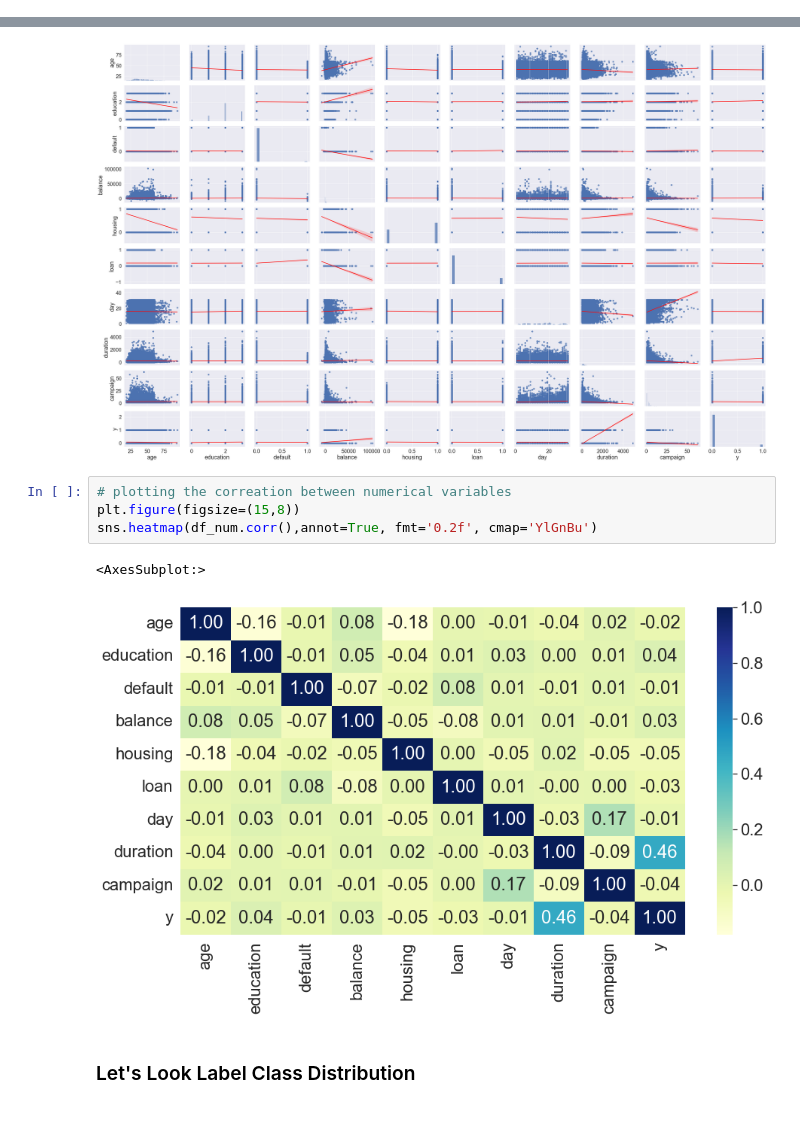
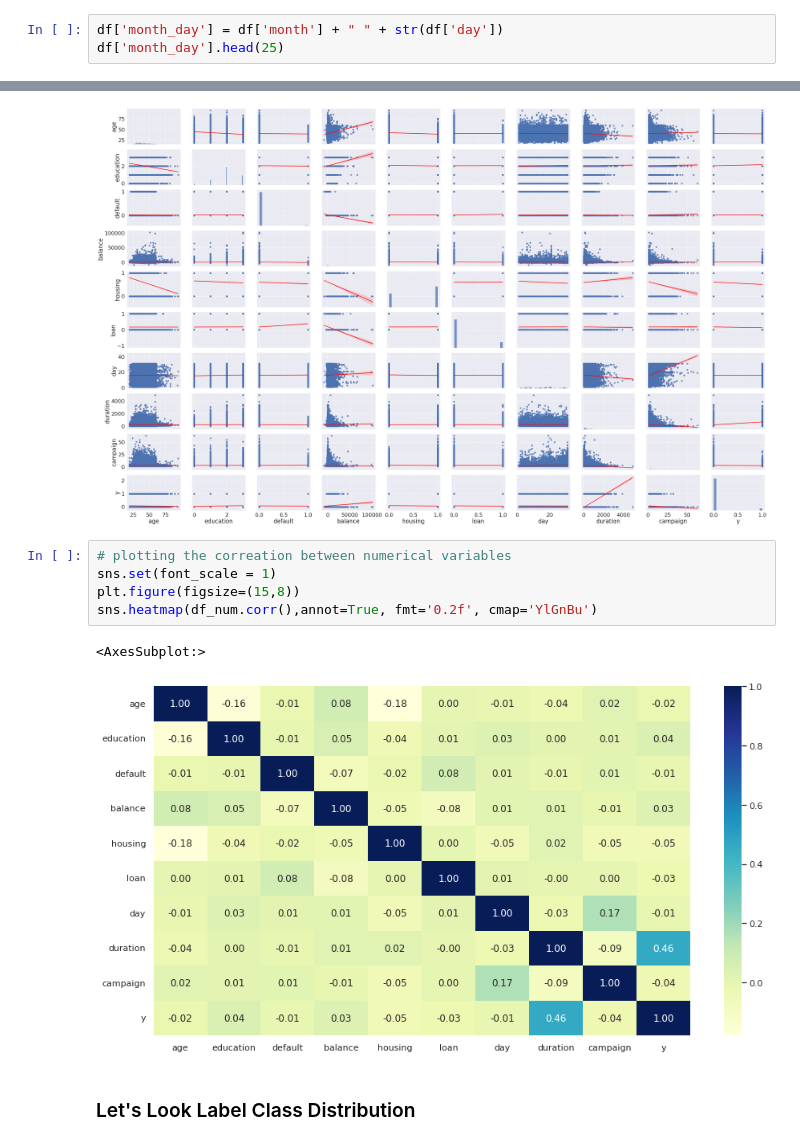
Before and after one commit to kre8tions/Apziva, a Jupyter notebook: cbxr8ZpqR79rOXna/cbxr8ZpqR79rOXna.ipynb, the cells around one changed output, grey strips where cells are left out. Cells and saved outputs as stored; diff of their text form; blank space fills up the shorter version.

```diff
--- a/cbxr8ZpqR79rOXna/cbxr8ZpqR79rOXna.ipynb
+++ b/cbxr8ZpqR79rOXna/cbxr8ZpqR79rOXna.ipynb
@@ -145,3 +164,6 @@ df.head()
 | 2 | 33 | entrepreneur | married | secondary | no | 2 | yes | yes | unknown | 5 | may | ... |
 | 3 | 47 | blue-collar | married | unknown | no | 1506 | yes | no | unknown | 5 | may | ... |
 | 4 | 33 | unknown | single | unknown | no | 1 | no | no | unknown | 5 | may | ... |
+# %%
+df['month_day'] = df['month'] + " " + str(df['day'])
+df['month_day'].head(25)
@@ -527,11 +536,12 @@ plt.show()
 [figure]
 # %%
 # plotting the correation between numerical variables
+sns.set(font_scale = 1)
 plt.figure(figsize=(15,8))
 sns.heatmap(df_num.corr(),annot=True, fmt='0.2f', cmap='YlGnBu')
 # %% [output]
 <AxesSubplot:>
-[figure, old version]
+[figure, new version]
 # %% [markdown]
 ### Let's Look Label Class Distribution
 # %%
```
Also changed, not shown: parts of 35 cells of this notebook.
